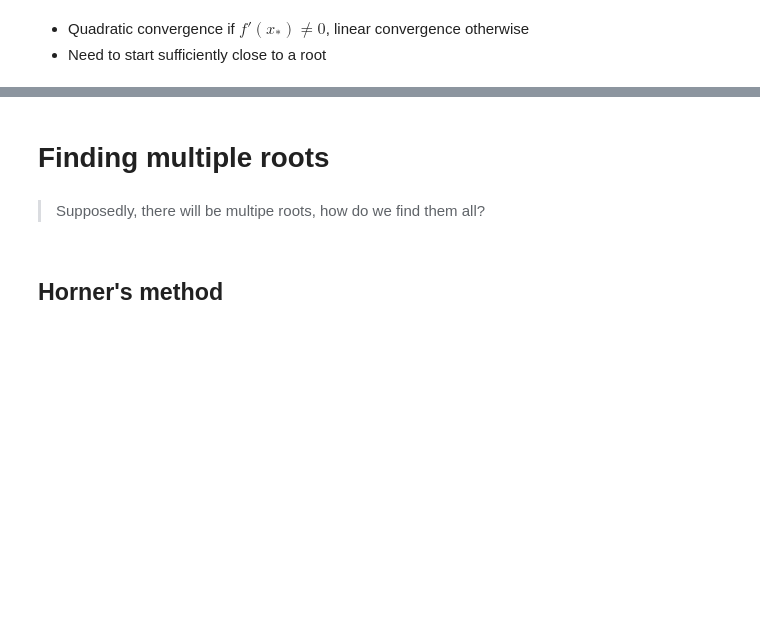
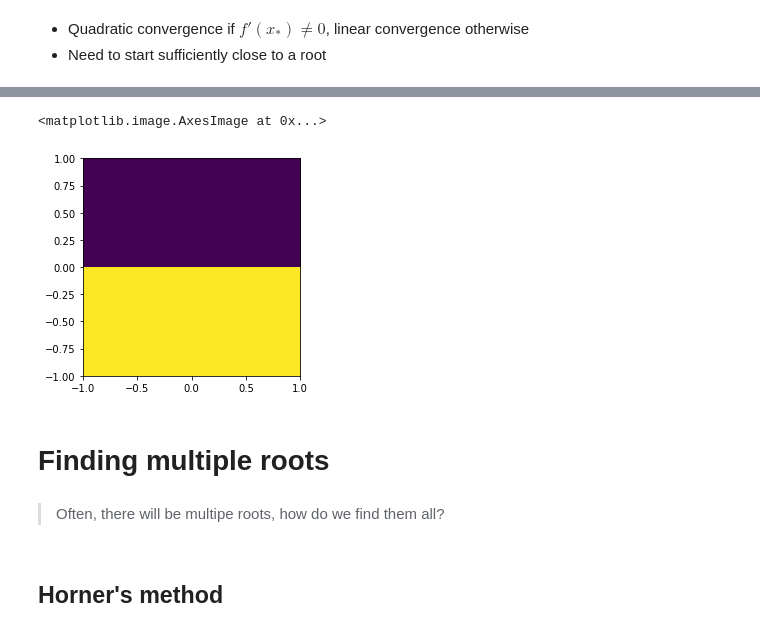
Before and after one commit to TristanvanLeeuwen/WISM100_Robotics, a Jupyter notebook: lectures/lecture1.ipynb, the cells around one changed output, grey strips where cells are left out. Saved outputs shown, nothing was run; the diff lists cells and outputs as text; code cells hidden in the pictures; blank space fills up the shorter version.

```diff
--- a/lectures/lecture1.ipynb
+++ b/lectures/lecture1.ipynb
@@ -202,7 +233,27 @@ error =  0.0
+# %%
+import numpy as np
+import matplotlib.pyplot as plt
+
+x = np.linspace(-1,1,1000)
+y = np.linspace(-1,1,1000)
+
+xx, yy = np.meshgrid(x,y)
+zz = xx + 1j*yy
+
+f  = lambda x: x**2 + 1
+df = lambda x: 2*x
+
+for k in range(20):
+    zz = zz - f(zz) / df(zz)
+
+plt.imshow(np.angle(zz),extent=(-1,1,-1,1))
+# %% [output]
+<matplotlib.image.AxesImage at 0x...>
+[figure, added]
 # %% [markdown]
 # Finding multiple roots
 # %% [markdown]
-> Supposedly, there will be multipe roots, how do we find them all?
+> Often, there will be multipe roots, how do we find them all?
 # %% [markdown]
 ## Horner's method
 # %% [markdown]
```
Also changed, not shown: parts of 18 cells of this notebook.
